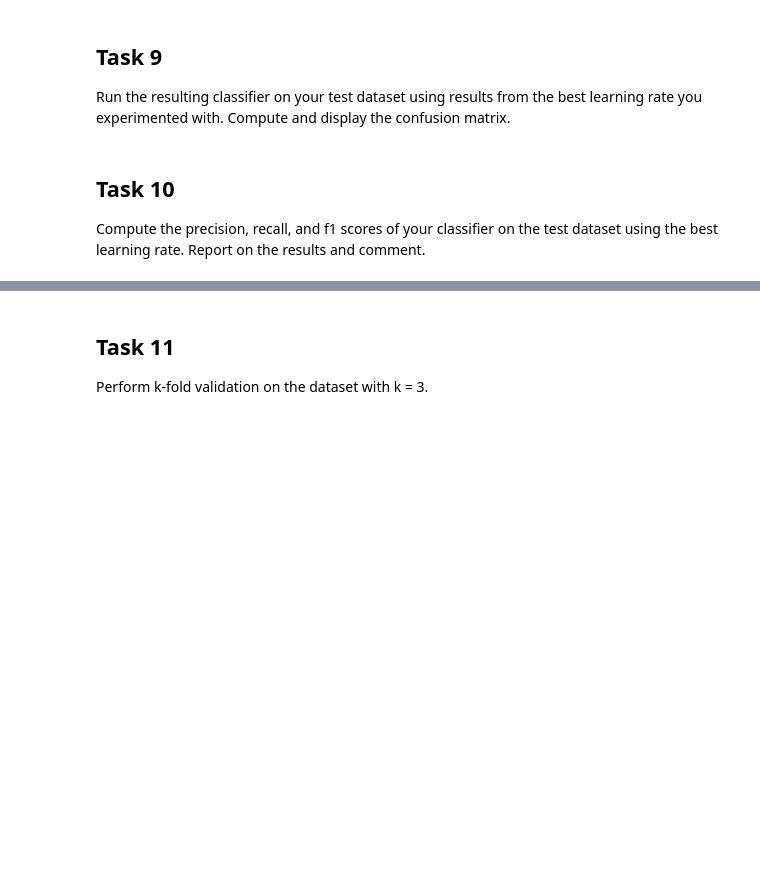
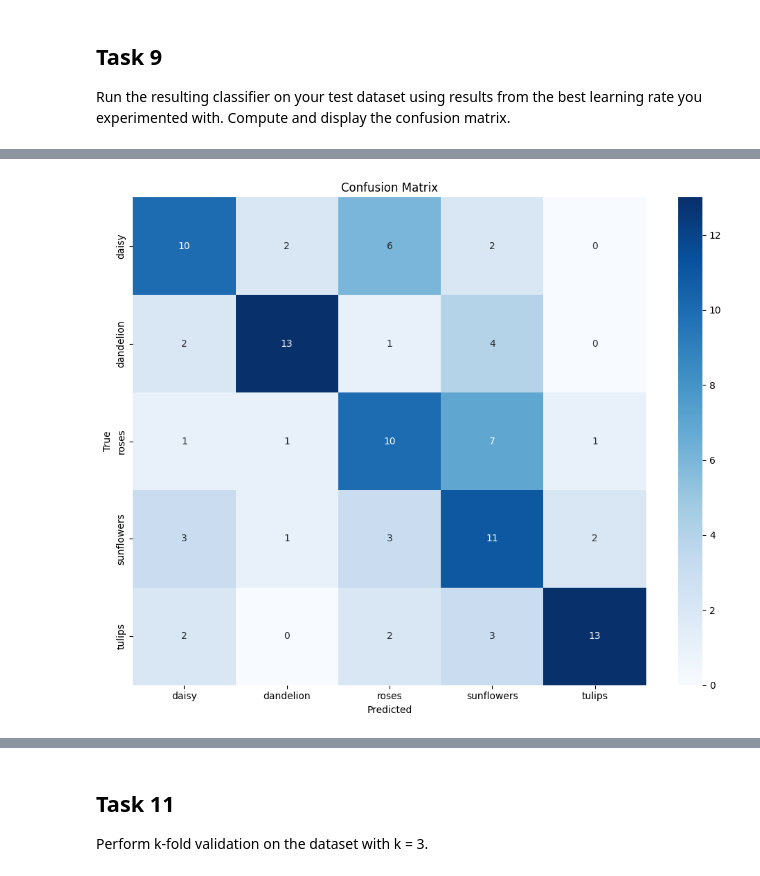
Before and after one commit to HunterEWilde-QUT/CAB320_Assignments, a Jupyter notebook: Assignment2/CAB320-Assignment2-Learning.ipynb, the cells around one changed output, grey strips where cells are left out. Saved outputs shown, nothing was run; the diff lists cells and outputs as text; code cells hidden in the pictures; blank space fills up the shorter version.

Commit message:
Implemented a confusion matrix plot for Task 9.

```diff
--- a/Assignment2/CAB320-Assignment2-Learning.ipynb
+++ b/Assignment2/CAB320-Assignment2-Learning.ipynb
@@ -440,3 +484,4 @@ Run the resulting classifier on your test dataset using results from the best le
-# %% [markdown]
-## Task 10
-Compute the precision, recall, and f1 scores of your classifier on the test dataset using the best learning rate. Report on the results and comment.
+# %%
+model_best = model_trained # The base model exhibits the best results.
+plot_confusion(model_best)
+# %% [output]
@@ -442,0 +489 @@ Compute the precision, recall, and f1 scores of your classifier on the test data
+[figure, added]
```
Also changed, not shown: parts of 4 cells of this notebook.
